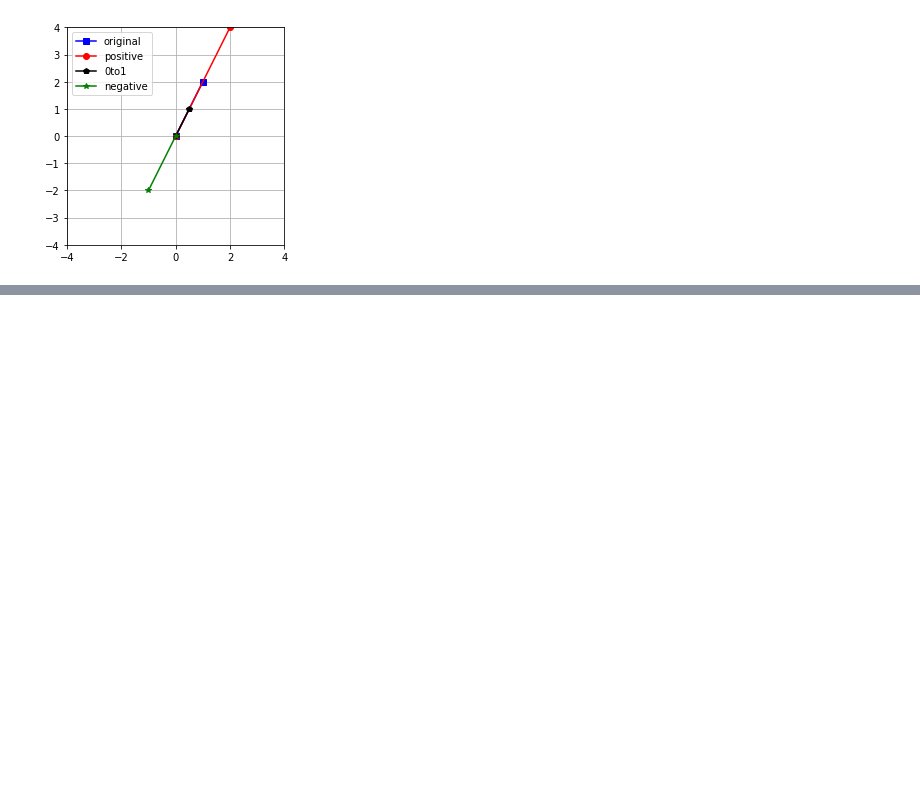
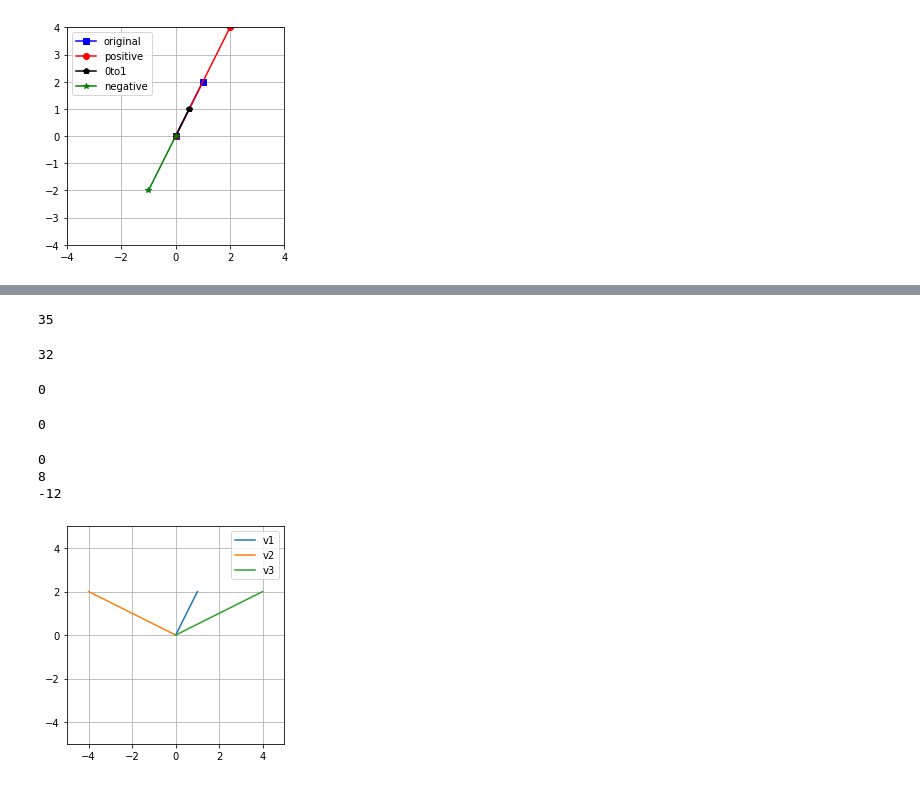
Before and after one commit to QuinnManor/practice, a Jupyter notebook: linalg/linalg.ipynb, the cells around one changed output, grey strips where cells are left out. Cells and saved outputs as stored; diff of their text form; code cells hidden in the pictures; blank space fills up the shorter version.

Commit message:
dot product work

```diff
--- a/linalg/linalg.ipynb
+++ b/linalg/linalg.ipynb
@@ -242,0 +276,58 @@ The Vector Dot Product
+# %%
+# NUMPYs has a built-in dot function
+np.dot(a, b) # same answer as above
+# %% [output]
+35
+# %%
+c = np.array([0,3,4,1,6])
+np.dot(b, c)
+# %% [output]
+32
+# %%
+# Let's try it with a zeros vector
+d = np.array([0,0,0,0,0])
+np.dot(c, d) # you'll always get 0 with a zeroes vector
+# %% [output]
+0
+# %%
+# Another way to get a 0 dot product with no zeroes vector
+# An example of orthognonal
+e = np.array([-4, 3, 1])
+f = np.array([2, 3, -1])
+np.dot(e, f)
+# vector e is orthogonal to vector f
+# orthogonal means two vectors have a dot product of 0
+# %% [output]
+0
+# %%
+# define 3 2D vectors, two of them are orthogonal, but neither orthogonal to the third
+v1 = np.array([1, 2])
+v2 = np.array([-4, 2])
+v3 = np.array([4, 2])
+
+print(np.dot(v1, v2)) # v1 is orthogonal to v2
+print(np.dot(v1, v3))
+print(np.dot(v2, v3))
+# %% [output]
+0
+8
+-12
+# %%
+# plot all three vectors on a 2D plane, make sure axis are square and equal
+# v1
+plt.plot([0, v1[0]], [0, v1[1]], label='v1')
+
+# v2
+plt.plot([0, v2[0]], [0, v2[1]], label='v2')
+
+# v3
+plt.plot([0, v3[0]], [0, v3[1]], label='v3')
+
+plt.axis('square')
+plt.xlim([-5, 5])
+plt.ylim([-5, 5])
+plt.grid()
+plt.legend()
+plt.show()
+# %% [output]
+[figure, added]
```
Also changed, not shown: parts of 11 cells of this notebook.
